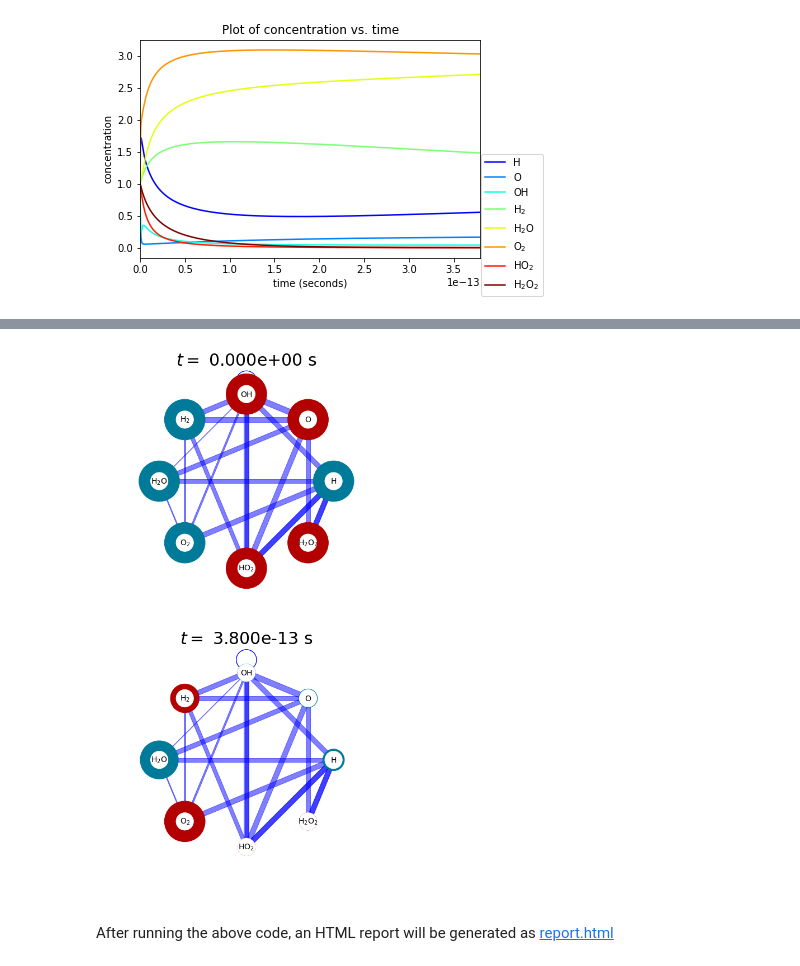
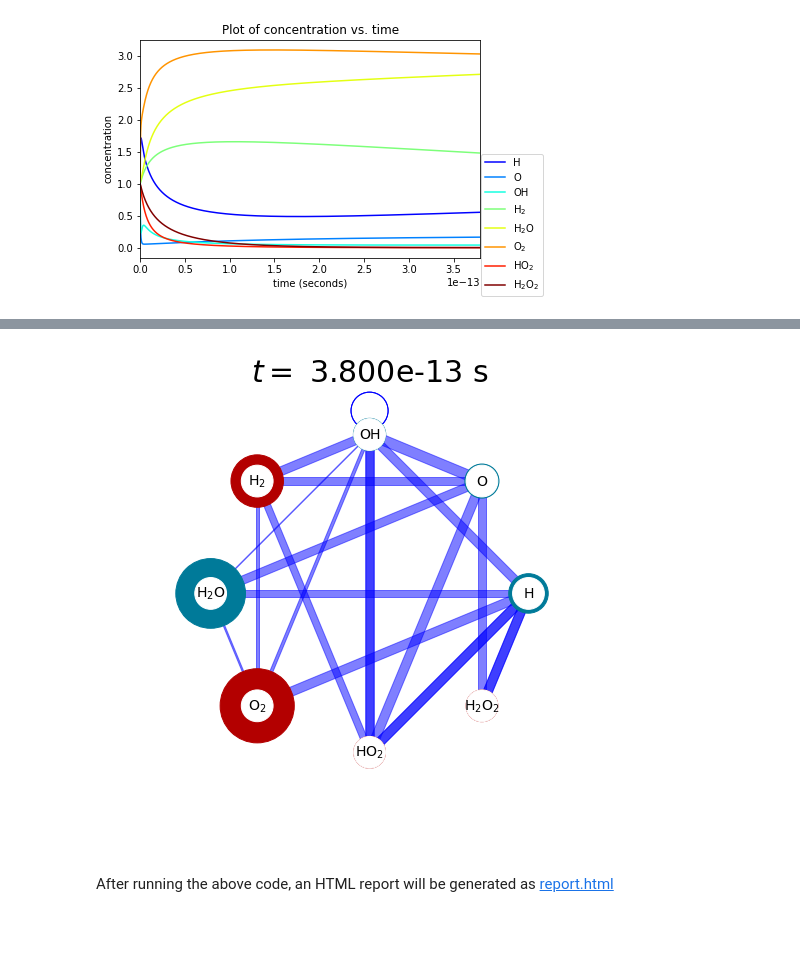
Before and after one commit to cs207group4/cs207-FinalProject, a Jupyter notebook: demo_notebook/demo.ipynb, the cells around one changed output, grey strips where cells are left out. Saved outputs shown, nothing was run; the diff lists cells and outputs as text; code cells hidden in the pictures; blank space fills up the shorter version.

```diff
--- a/demo_notebook/demo.ipynb
+++ b/demo_notebook/demo.ipynb
@@ -175,7 +178,7 @@ cv.plot_time_series("concentration",tmax=3.8e-13)
 # %%
-cv.plot_network([0,3.8e-13])
+cv.plot_network([3.8e-13])
 # %% [output]
-[figure, old version]
+[figure, new version]
 # %%
 cv.html_report('report.html')
 # %% [markdown]
```
Also changed, not shown: parts of 3 cells of this notebook, 1 other file.
